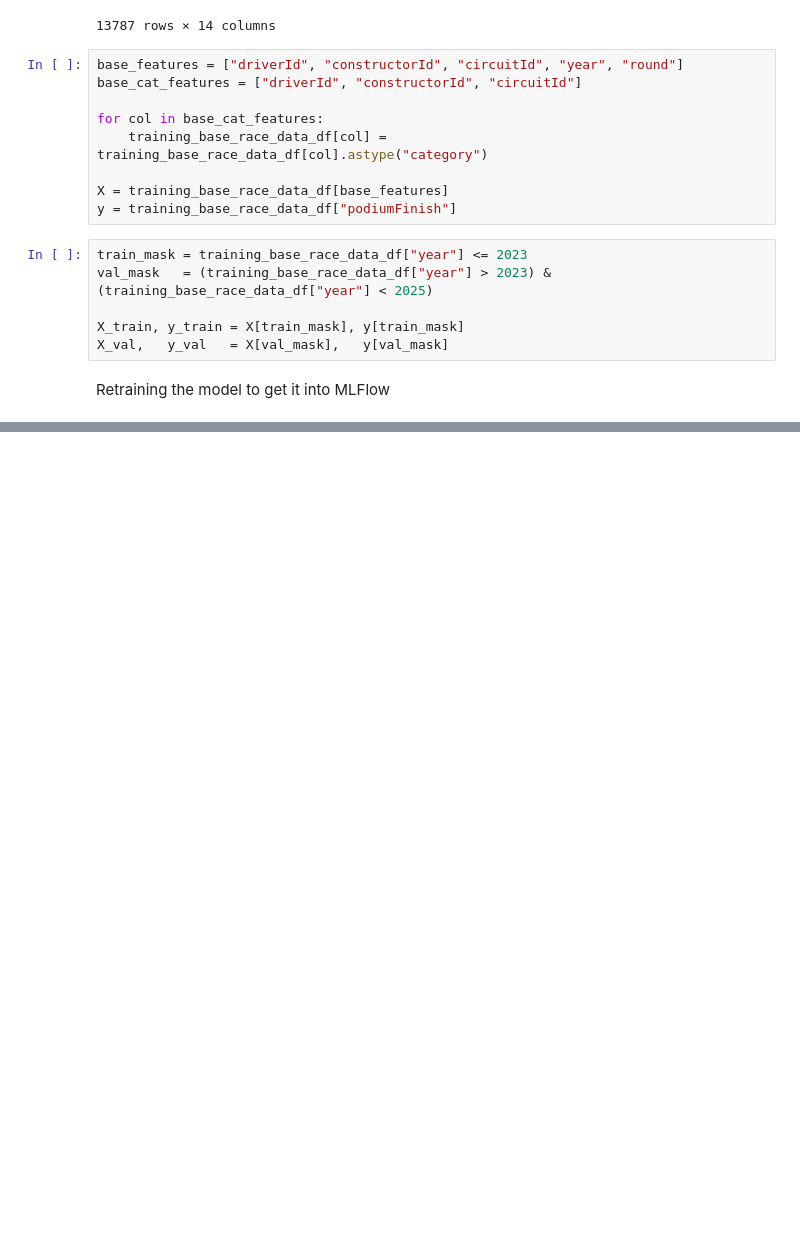
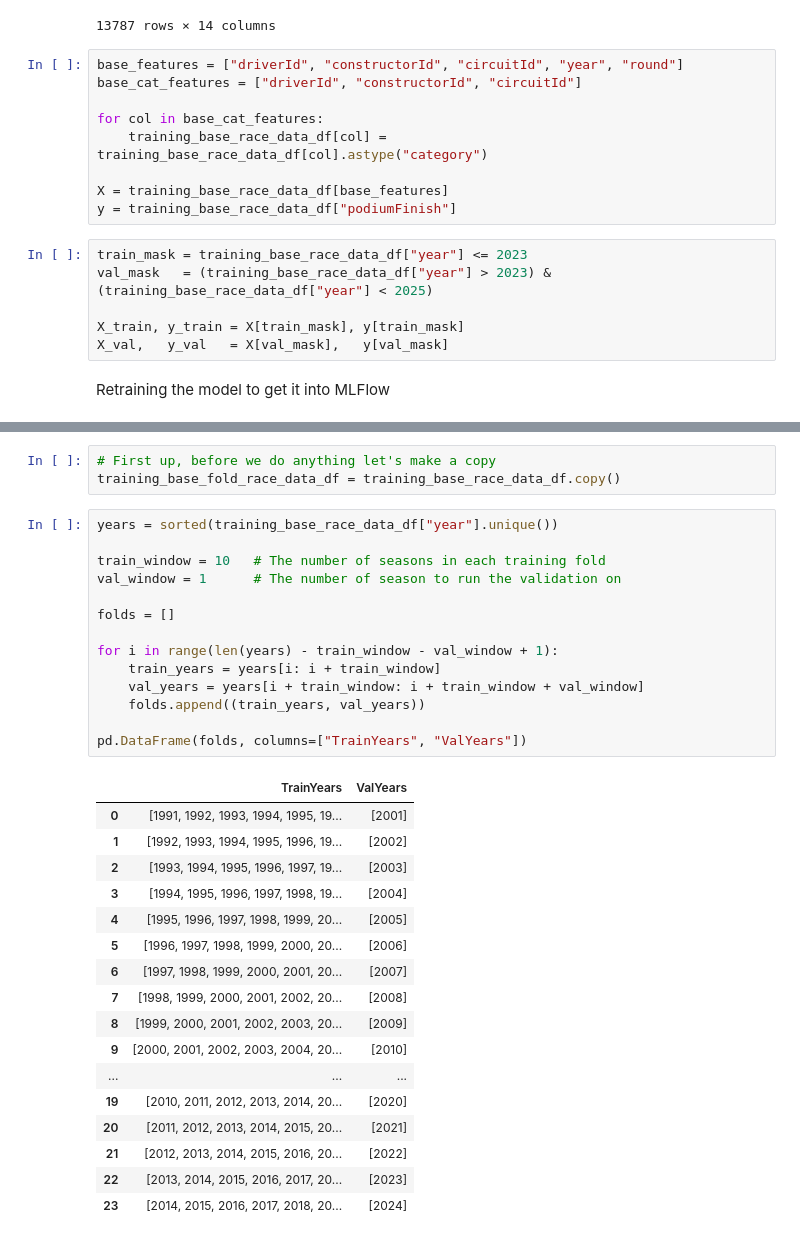
Before and after one commit to DaveAhearne/F1Prediction, a Jupyter notebook: notebooks/LightGBM_Iter.ipynb, the cells around one changed output, grey strips where cells are left out. Saved outputs shown, nothing was run; the diff lists cells and outputs as text; blank space fills up the shorter version.

Commit message:
Added K-Fold validation

```diff
--- a/notebooks/LightGBM_Iter.ipynb
+++ b/notebooks/LightGBM_Iter.ipynb
@@ -219,0 +229,35 @@ with mlflow.start_run(run_name="lgbm-baseline", description="Minimal feature set
+# %%
+# First up, before we do anything let's make a copy
+training_base_fold_race_data_df = training_base_race_data_df.copy()
+# %%
+years = sorted(training_base_race_data_df["year"].unique())
+
+train_window = 10   # The number of seasons in each training fold
+val_window = 1      # The number of season to run the validation on
+
+folds = []
+
+for i in range(len(years) - train_window - val_window + 1):
+    train_years = years[i: i + train_window]
+    val_years = years[i + train_window: i + train_window + val_window]
+    folds.append((train_years, val_years))
+
+pd.DataFrame(folds, columns=["TrainYears", "ValYears"])
+# %% [output]
+|  | TrainYears | ValYears |
+| 0 | [1991, 1992, 1993, 1994, 1995, 19... | [2001] |
+| 1 | [1992, 1993, 1994, 1995, 1996, 19... | [2002] |
+| 2 | [1993, 1994, 1995, 1996, 1997, 19... | [2003] |
+| 3 | [1994, 1995, 1996, 1997, 1998, 19... | [2004] |
+| 4 | [1995, 1996, 1997, 1998, 1999, 20... | [2005] |
+| 5 | [1996, 1997, 1998, 1999, 2000, 20... | [2006] |
+| 6 | [1997, 1998, 1999, 2000, 2001, 20... | [2007] |
+| 7 | [1998, 1999, 2000, 2001, 2002, 20... | [2008] |
+| 8 | [1999, 2000, 2001, 2002, 2003, 20... | [2009] |
+| 9 | [2000, 2001, 2002, 2003, 2004, 20... | [2010] |
+| ... | ... | ... |
+| 19 | [2010, 2011, 2012, 2013, 2014, 20... | [2020] |
+| 20 | [2011, 2012, 2013, 2014, 2015, 20... | [2021] |
+| 21 | [2012, 2013, 2014, 2015, 2016, 20... | [2022] |
+| 22 | [2013, 2014, 2015, 2016, 2017, 20... | [2023] |
+| 23 | [2014, 2015, 2016, 2017, 2018, 20... | [2024] |
```
Also changed, not shown: parts of 6 cells of this notebook, 13 other files.
